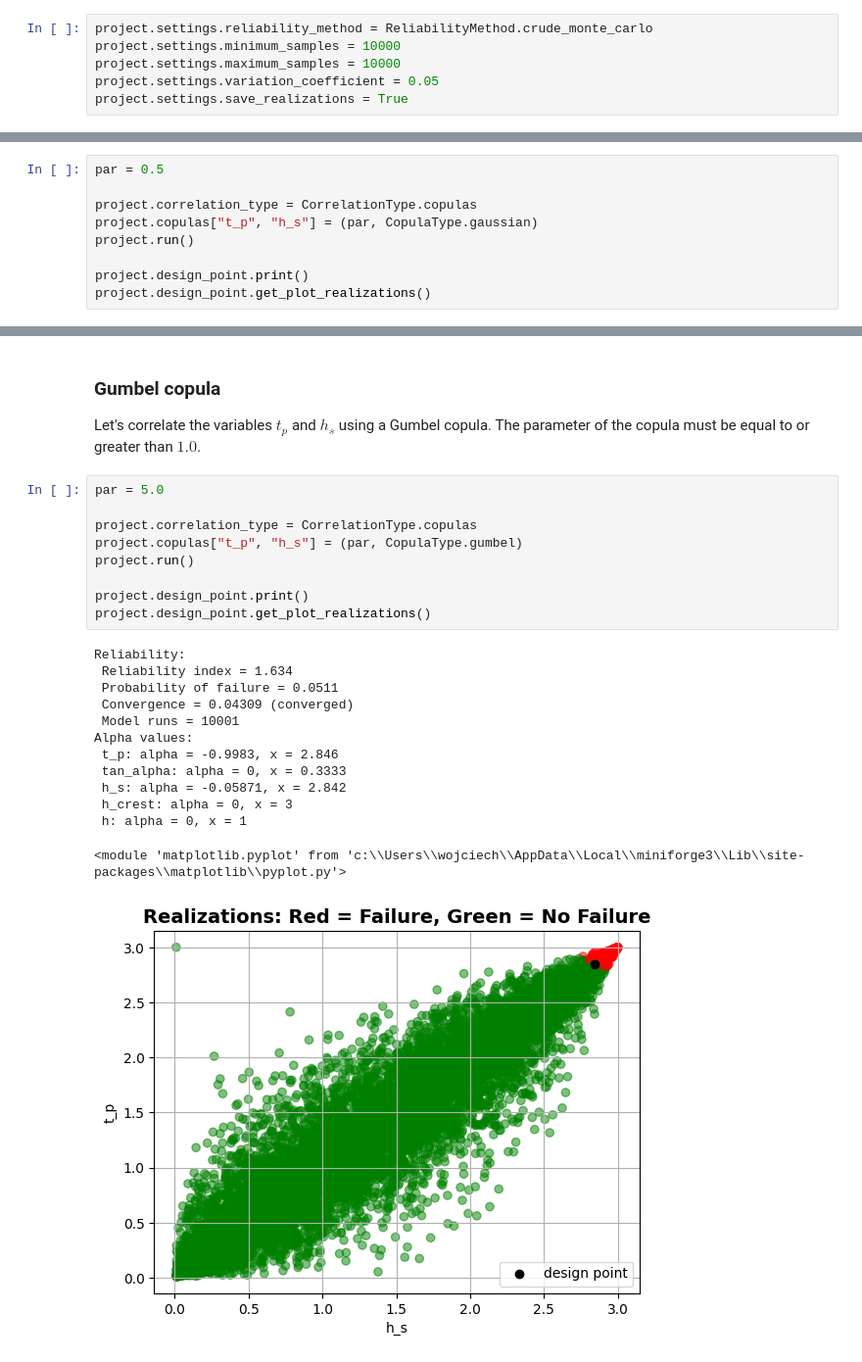
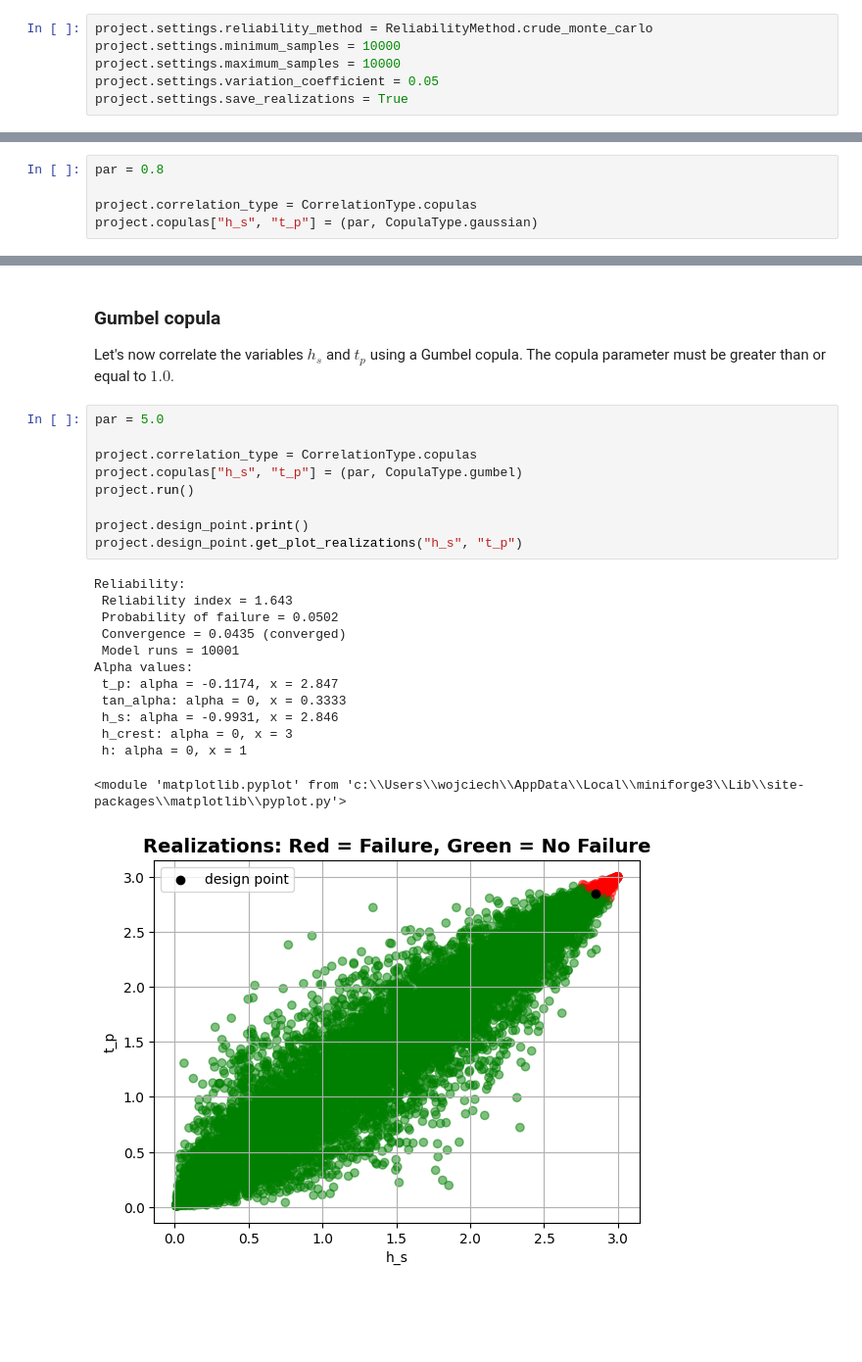
Before and after one commit to Deltares/ProbabilisticLibrary, a Jupyter notebook: sources/Deltares.Probabilistic.PWrapper.Notebooks/copulas.ipynb, the cells around one changed output, grey strips where cells are left out. Shown at 98% size. Cells and saved outputs as stored; diff of their text form; blank space fills up the shorter version.

```diff
--- a/sources/Deltares.Probabilistic.PWrapper.Notebooks/copulas.ipynb
+++ b/sources/Deltares.Probabilistic.PWrapper.Notebooks/copulas.ipynb
@@ -67,9 +69,5 @@ The parameter of a Gaussian copula is a correlation coefficient that can vary be
 # %%
-par = 0.5
+par = 0.8
 
 project.correlation_type = CorrelationType.copulas
-project.copulas["t_p", "h_s"] = (par, CopulaType.gaussian)
-project.run()
-
-project.design_point.print()
-project.design_point.get_plot_realizations()
+project.copulas["h_s", "t_p"] = (par, CopulaType.gaussian)
@@ -90,30 +95,30 @@ Alpha values:
 # %% [markdown]
 ### Gumbel copula
 
-Let's correlate the variables $t_p$ and $h_s$ using a Gumbel copula. The parameter of the copula must be equal to or greater than $1.0$.
+Let's now correlate the variables $h_s$ and $t_p$ using a Gumbel copula. The copula parameter must be greater than or equal to $1.0$.
 # %%
 par = 5.0
 
 project.correlation_type = CorrelationType.copulas
-project.copulas["t_p", "h_s"] = (par, CopulaType.gumbel)
+project.copulas["h_s", "t_p"] = (par, CopulaType.gumbel)
 project.run()
 
 project.design_point.print()
-project.design_point.get_plot_realizations()
+project.design_point.get_plot_realizations("h_s", "t_p")
 # %% [output]
 Reliability:
- Reliability index = 1.634
- Probability of failure = 0.0511
- Convergence = 0.04309 (converged)
+ Reliability index = 1.643
+ Probability of failure = 0.0502
+ Convergence = 0.0435 (converged)
  Model runs = 10001
 Alpha values:
- t_p: alpha = -0.9983, x = 2.846
+ t_p: alpha = -0.1174, x = 2.847
  tan_alpha: alpha = 0, x = 0.3333
- h_s: alpha = -0.05871, x = 2.842
+ h_s: alpha = -0.9931, x = 2.846
  h_crest: alpha = 0, x = 3
  h: alpha = 0, x = 1
 <module 'matplotlib.pyplot' from 'c:\\Users\\wojciech\\AppData\\Local\\miniforge3\\Lib\\site-packages\\matplotlib\\pyplot.py'>
-[figure, old version]
+[figure, new version]
 # %% [markdown]
 ### Clayton copula
 
```
Also changed, not shown: parts of 17 cells of this notebook.
